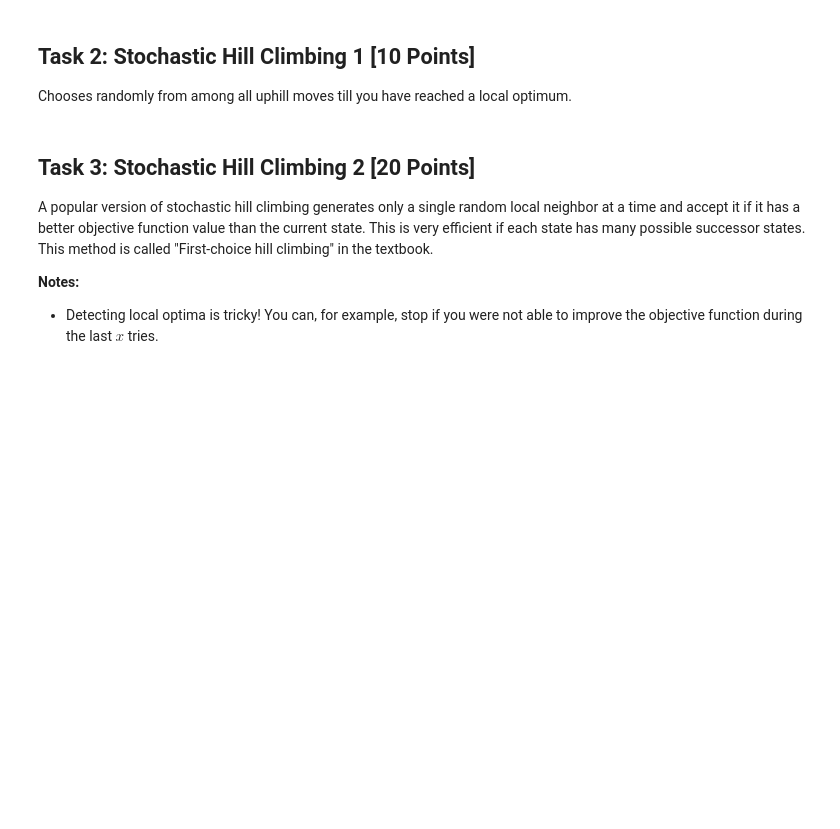
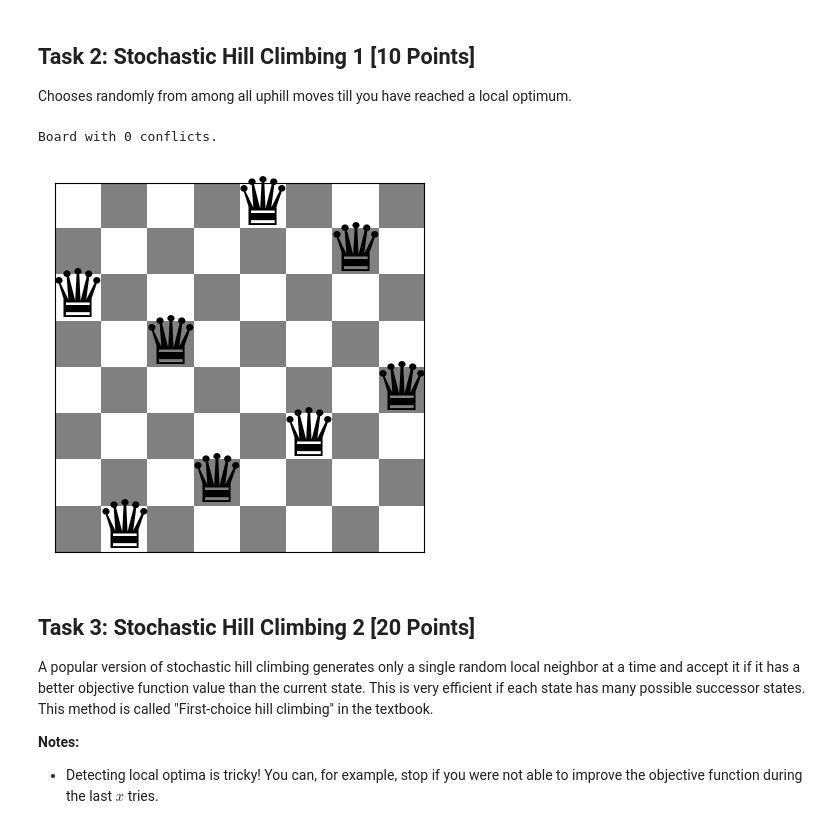
Before and after one commit to perhanjay/dibuat_cerdas, a Jupyter notebook: Week 6/Tugas/P5_1__n_queens.ipynb, the cells around one changed output. Cells and saved outputs as stored; diff of their text form; code cells hidden in the pictures; blank space fills up the shorter version.

```diff
--- a/Week 6/Tugas/P5_1__n_queens.ipynb
+++ b/Week 6/Tugas/P5_1__n_queens.ipynb
@@ -142,3 +236,23 @@ Chooses randomly from among all uphill moves till you have reached a local optim
+# %%
+#
+def stochastic_test_trial(board_size, n = 100):
+    testing_board = random_board(board_size)
+    best_board = testing_board
+    min_conflict = conflicts(testing_board)
+    i = 0
+    while(i < n):
+        testing_board, new_conflicts = stochastic_hill_climbing_search(testing_board)
+        if new_conflicts < min_conflict:
+            min_conflict = new_conflicts
+            best_board = testing_board
+        i += 1
+
+    show_board(best_board)
+
+stochastic_test_trial(8)
+# %% [output]
+Board with 0 conflicts.
+[figure, added]
 # %% [markdown]
 ## Task 3: Stochastic Hill Climbing 2 [20 Points]
 
```
Also changed, not shown: parts of 17 cells of this notebook.
